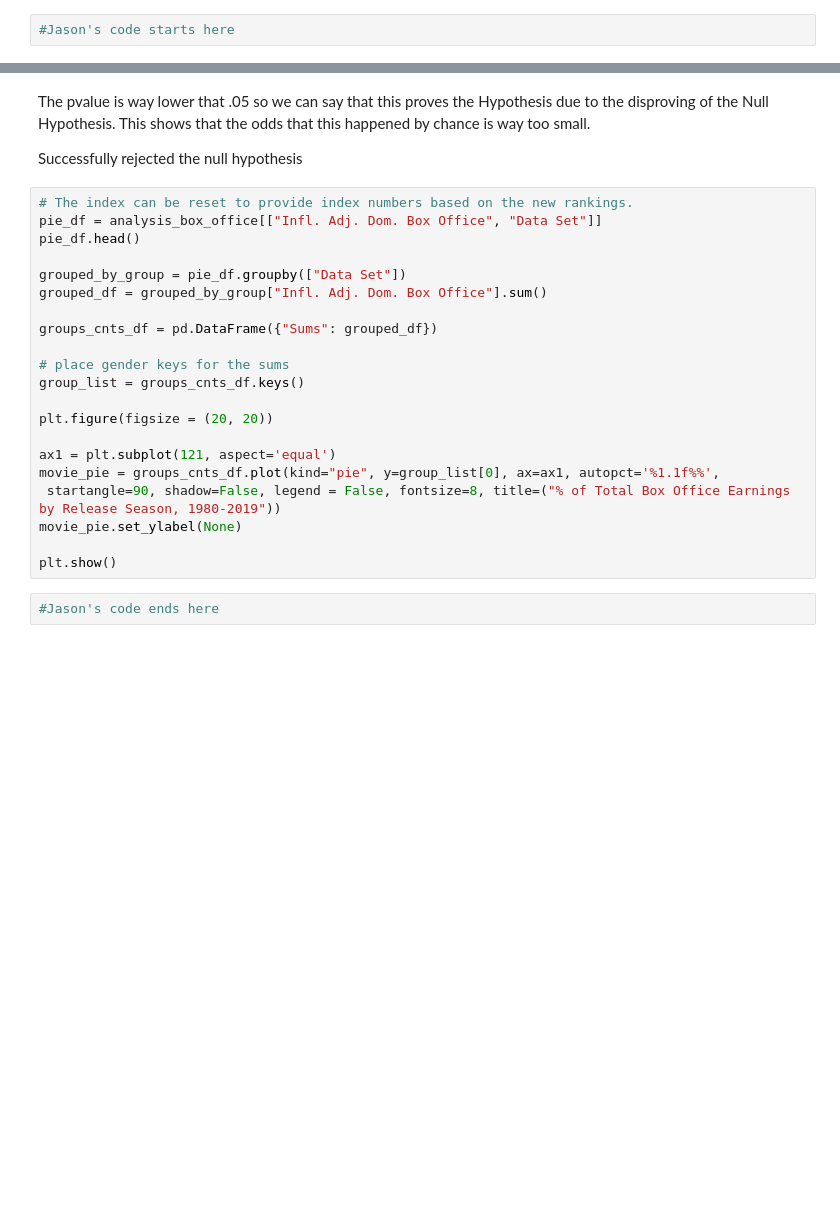
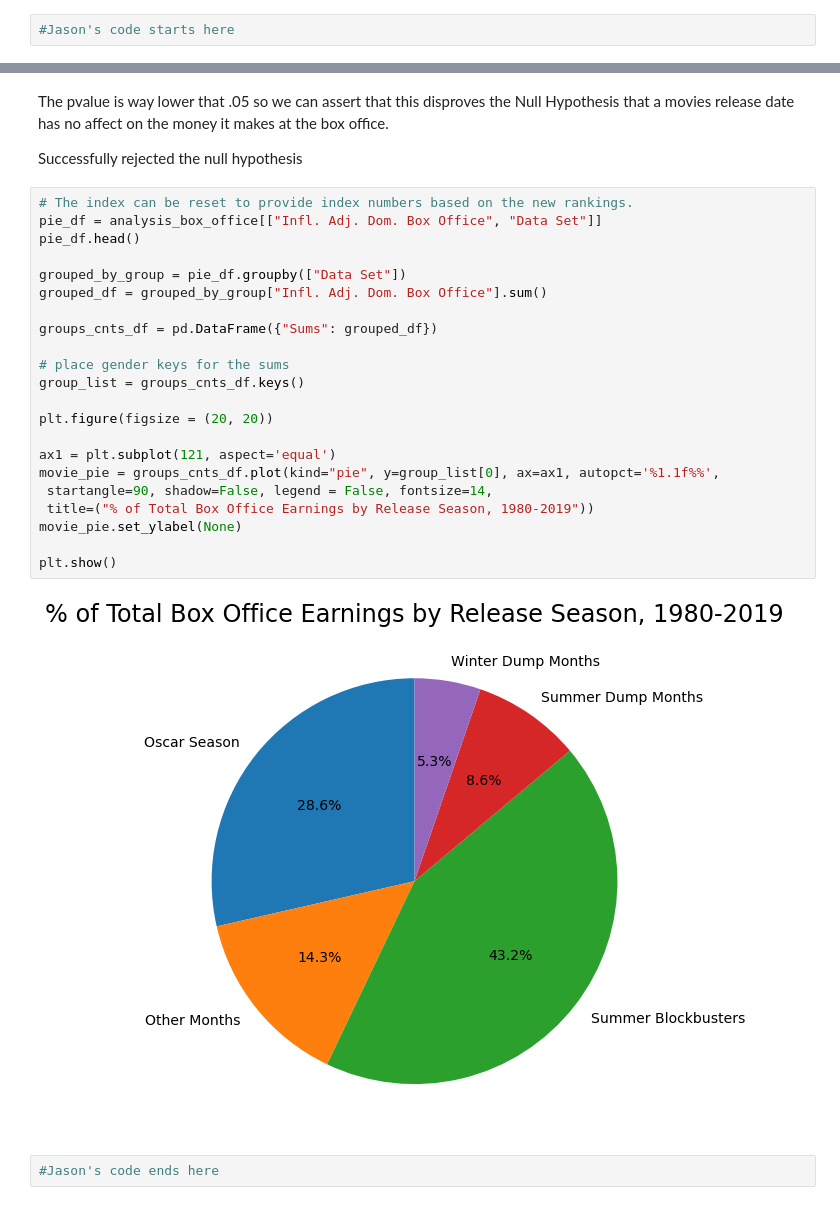
Before and after one commit to mpagerit/Team-11-project-1, a Jupyter notebook: Analysis.ipynb, the cells around one changed output, grey strips where cells are left out. Cells and saved outputs as stored; diff of their text form; blank space fills up the shorter version.

Commit message:
added images, cleaned up code and updated my cells.

```diff
--- a/Analysis.ipynb
+++ b/Analysis.ipynb
@@ -158,28 +238,31 @@ sts.ttest_ind(summerbb_df.Box_office, not_summer_df.Box_office, equal_var=False)
 # %% [markdown]
-The pvalue is way lower that .05 so we can say that this proves the Hypothesis due to the disproving of the Null Hypothesis. This shows that the odds that this happened by chance is way too small.
+The pvalue is way lower that .05 so we can assert that this disproves the Null Hypothesis that a movies release date has no affect on the money it makes at the box office.
 
 Successfully rejected the null hypothesis
 # %%
 # The index can be reset to provide index numbers based on the new rankings.
 pie_df = analysis_box_office[["Infl. Adj. Dom. Box Office", "Data Set"]]
 pie_df.head()
 
 grouped_by_group = pie_df.groupby(["Data Set"])
 grouped_df = grouped_by_group["Infl. Adj. Dom. Box Office"].sum()
 
 groups_cnts_df = pd.DataFrame({"Sums": grouped_df})
 
 # place gender keys for the sums
 group_list = groups_cnts_df.keys()
 
 plt.figure(figsize = (20, 20))
 
 ax1 = plt.subplot(121, aspect='equal')
 movie_pie = groups_cnts_df.plot(kind="pie", y=group_list[0], ax=ax1, autopct='%1.1f%%',
- startangle=90, shadow=False, legend = False, fontsize=8, title=("% of Total Box Office Earnings by Release Season, 1980-2019"))
+ startangle=90, shadow=False, legend = False, fontsize=14,
+ title=("% of Total Box Office Earnings by Release Season, 1980-2019"))
 movie_pie.set_ylabel(None)
 
 plt.show()
+# %% [output]
+[figure, added]
 # %%
 #Jason's code ends here
 # %%
```
Also changed, not shown: parts of 31 cells of this notebook, 10 other files.
